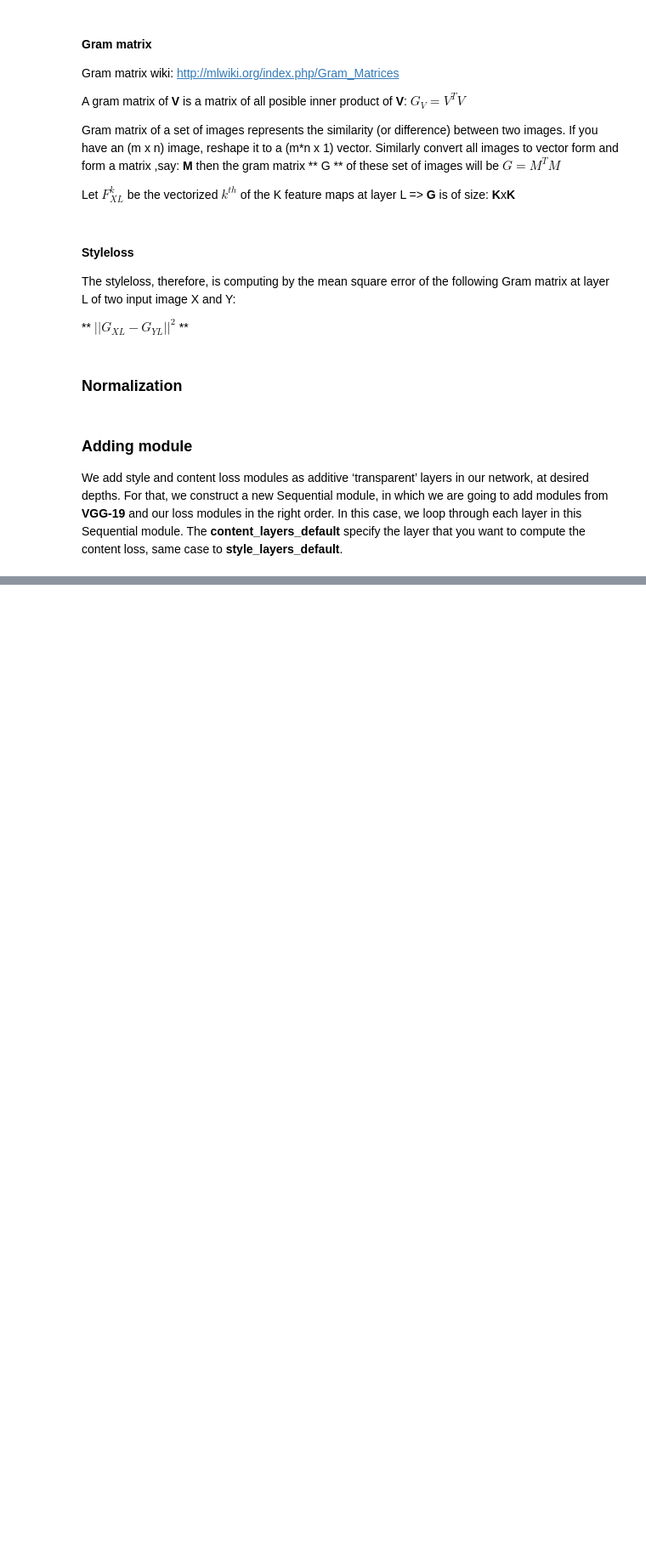
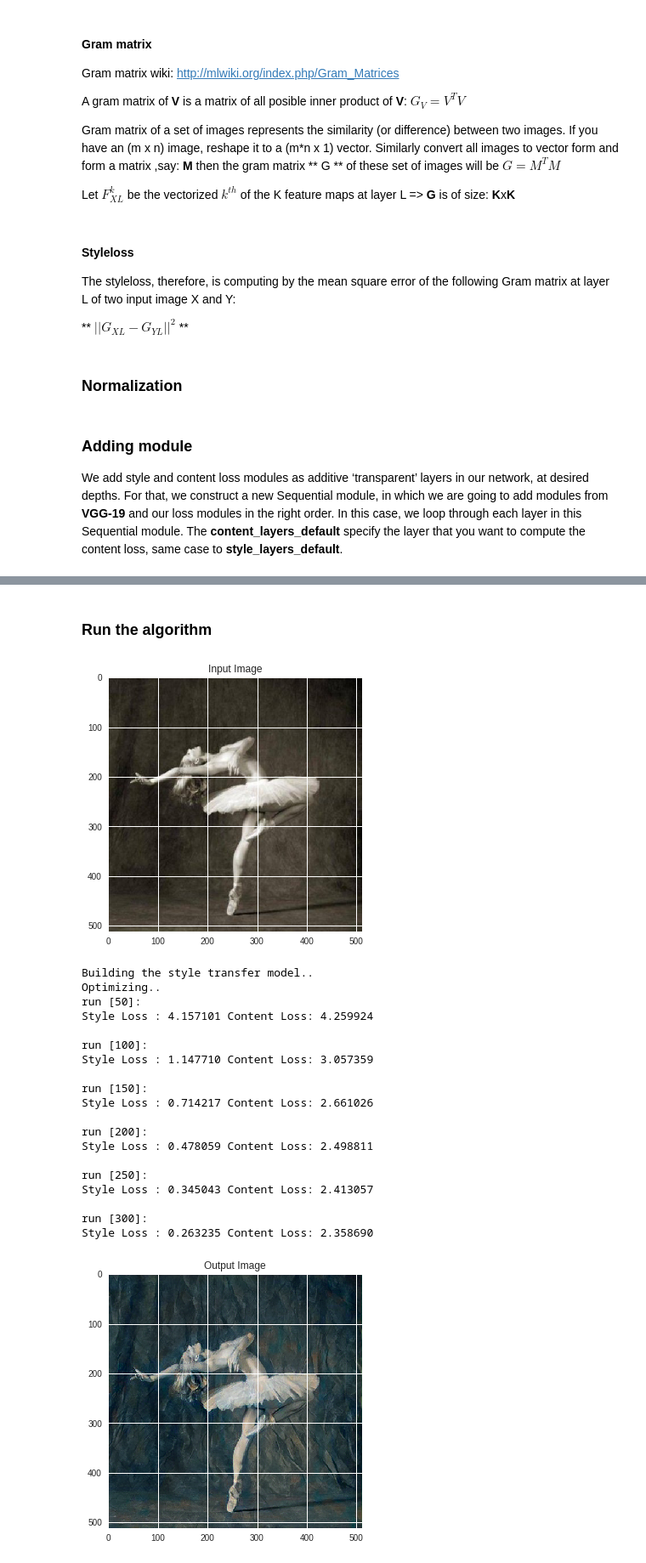
Before and after one commit to Aleadinglight/Pytorch-VGG-19, a Jupyter notebook: VGG_19.ipynb, the cells around one changed output, grey strips where cells are left out. Shown: that part at 85% size. Cells and saved outputs as stored; diff of their text form; code cells hidden in the pictures; blank space fills up the shorter version.

```diff
--- a/VGG_19.ipynb
+++ b/VGG_19.ipynb
@@ -317,16 +330,48 @@ def run_style_transfer(cnn, normalization_mean, normalization_std,
     input_img.data.clamp_(0, 1)
 
     return input_img
+# %% [markdown]
+### Run the algorithm
 # %%
+input_img = content_img.clone()
+# if you want to use a white noise instead uncomment the below line:
+# input_img = torch.randn(content_img.data.size(), device=device)
+
+# add the original input image to the figure:
+plt.figure()
+imshow(input_img, title='Input Image')
+
 output = run_style_transfer(cnn, cnn_normalization_mean, cnn_normalization_std,
                             content_img, style_img, input_img)
 
 plt.figure()
 imshow(output, title='Output Image')
 
 # sphinx_gallery_thumbnail_number = 4
 plt.ioff()
 plt.show()
+# %% [output]
+[figure, added]
+Building the style transfer model..
+Optimizing..
+run [50]:
+Style Loss : 4.157101 Content Loss: 4.259924
+
+run [100]:
+Style Loss : 1.147710 Content Loss: 3.057359
+
+run [150]:
+Style Loss : 0.714217 Content Loss: 2.661026
+
+run [200]:
+Style Loss : 0.478059 Content Loss: 2.498811
+
+run [250]:
+Style Loss : 0.345043 Content Loss: 2.413057
+
+run [300]:
+Style Loss : 0.263235 Content Loss: 2.358690
+[figure, added]
 # %%
 !pip3 install -q http://download.pytorch.org/whl/cu90/torch-0.4.0-cp36-cp36m-linux_x86_64.whl
 !pip3 install torchvision
```
Also changed, not shown: parts of 5 cells of this notebook.
